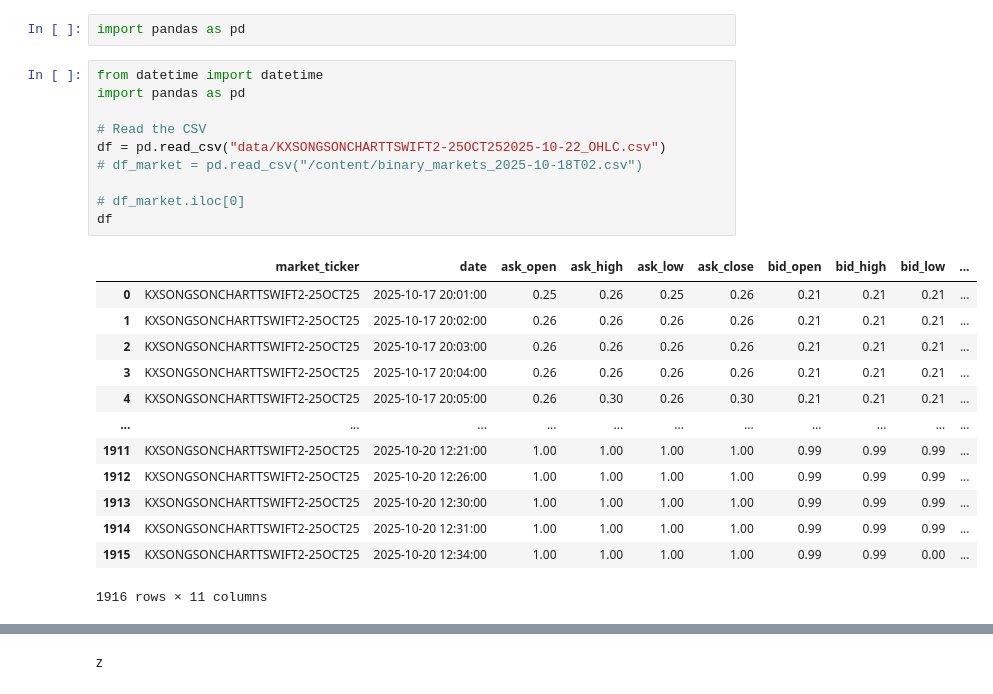
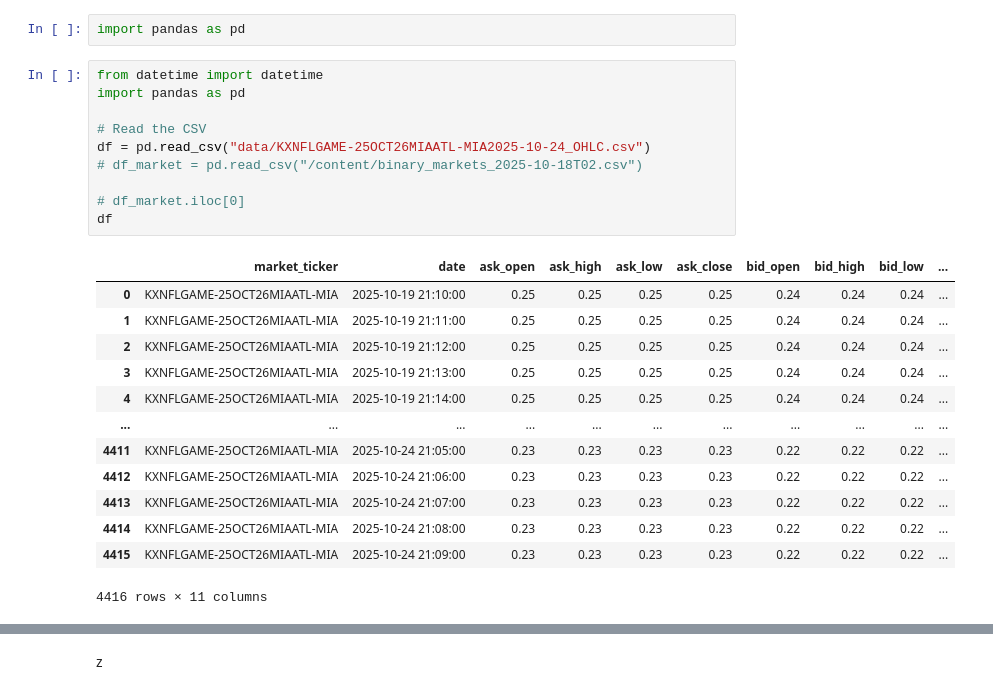
Before and after one commit to Abe21-dev/open-quant, a Jupyter notebook: strat_playground.ipynb, the cells around one changed output, grey strips where cells are left out. Cells and saved outputs as stored; diff of their text form.

```diff
--- a/strat_playground.ipynb
+++ b/strat_playground.ipynb
@@ -3,27 +3,27 @@ import pandas as pd
 # %%
 from datetime import datetime
 import pandas as pd
 
 # Read the CSV
-df = pd.read_csv("data/KXSONGSONCHARTTSWIFT2-25OCT252025-10-22_OHLC.csv")
+df = pd.read_csv("data/KXNFLGAME-25OCT26MIAATL-MIA2025-10-24_OHLC.csv")
 # df_market = pd.read_csv("/content/binary_markets_2025-10-18T02.csv")
 
 # df_market.iloc[0]
 df
 # %% [output]
 |  | market_ticker | date | ask_open | ask_high | ask_low | ask_close | bid_open | bid_high | bid_low | ... |
-| 0 | KXSONGSONCHARTTSWIFT2-25OCT25 | 2025-10-17 20:01:00 | 0.25 | 0.26 | 0.25 | 0.26 | 0.21 | 0.21 | 0.21 | ... |
-| 1 | KXSONGSONCHARTTSWIFT2-25OCT25 | 2025-10-17 20:02:00 | 0.26 | 0.26 | 0.26 | 0.26 | 0.21 | 0.21 | 0.21 | ... |
-| 2 | KXSONGSONCHARTTSWIFT2-25OCT25 | 2025-10-17 20:03:00 | 0.26 | 0.26 | 0.26 | 0.26 | 0.21 | 0.21 | 0.21 | ... |
-| 3 | KXSONGSONCHARTTSWIFT2-25OCT25 | 2025-10-17 20:04:00 | 0.26 | 0.26 | 0.26 | 0.26 | 0.21 | 0.21 | 0.21 | ... |
-| 4 | KXSONGSONCHARTTSWIFT2-25OCT25 | 2025-10-17 20:05:00 | 0.26 | 0.30 | 0.26 | 0.30 | 0.21 | 0.21 | 0.21 | ... |
+| 0 | KXNFLGAME-25OCT26MIAATL-MIA | 2025-10-19 21:10:00 | 0.25 | 0.25 | 0.25 | 0.25 | 0.24 | 0.24 | 0.24 | ... |
+| 1 | KXNFLGAME-25OCT26MIAATL-MIA | 2025-10-19 21:11:00 | 0.25 | 0.25 | 0.25 | 0.25 | 0.24 | 0.24 | 0.24 | ... |
+| 2 | KXNFLGAME-25OCT26MIAATL-MIA | 2025-10-19 21:12:00 | 0.25 | 0.25 | 0.25 | 0.25 | 0.24 | 0.24 | 0.24 | ... |
+| 3 | KXNFLGAME-25OCT26MIAATL-MIA | 2025-10-19 21:13:00 | 0.25 | 0.25 | 0.25 | 0.25 | 0.24 | 0.24 | 0.24 | ... |
+| 4 | KXNFLGAME-25OCT26MIAATL-MIA | 2025-10-19 21:14:00 | 0.25 | 0.25 | 0.25 | 0.25 | 0.24 | 0.24 | 0.24 | ... |
 | ... | ... | ... | ... | ... | ... | ... | ... | ... | ... | ... |
-| 1911 | KXSONGSONCHARTTSWIFT2-25OCT25 | 2025-10-20 12:21:00 | 1.00 | 1.00 | 1.00 | 1.00 | 0.99 | 0.99 | 0.99 | ... |
-| 1912 | KXSONGSONCHARTTSWIFT2-25OCT25 | 2025-10-20 12:26:00 | 1.00 | 1.00 | 1.00 | 1.00 | 0.99 | 0.99 | 0.99 | ... |
-| 1913 | KXSONGSONCHARTTSWIFT2-25OCT25 | 2025-10-20 12:30:00 | 1.00 | 1.00 | 1.00 | 1.00 | 0.99 | 0.99 | 0.99 | ... |
-| 1914 | KXSONGSONCHARTTSWIFT2-25OCT25 | 2025-10-20 12:31:00 | 1.00 | 1.00 | 1.00 | 1.00 | 0.99 | 0.99 | 0.99 | ... |
-| 1915 | KXSONGSONCHARTTSWIFT2-25OCT25 | 2025-10-20 12:34:00 | 1.00 | 1.00 | 1.00 | 1.00 | 0.99 | 0.99 | 0.00 | ... |
+| 4411 | KXNFLGAME-25OCT26MIAATL-MIA | 2025-10-24 21:05:00 | 0.23 | 0.23 | 0.23 | 0.23 | 0.22 | 0.22 | 0.22 | ... |
+| 4412 | KXNFLGAME-25OCT26MIAATL-MIA | 2025-10-24 21:06:00 | 0.23 | 0.23 | 0.23 | 0.23 | 0.22 | 0.22 | 0.22 | ... |
+| 4413 | KXNFLGAME-25OCT26MIAATL-MIA | 2025-10-24 21:07:00 | 0.23 | 0.23 | 0.23 | 0.23 | 0.22 | 0.22 | 0.22 | ... |
+| 4414 | KXNFLGAME-25OCT26MIAATL-MIA | 2025-10-24 21:08:00 | 0.23 | 0.23 | 0.23 | 0.23 | 0.22 | 0.22 | 0.22 | ... |
+| 4415 | KXNFLGAME-25OCT26MIAATL-MIA | 2025-10-24 21:09:00 | 0.23 | 0.23 | 0.23 | 0.23 | 0.22 | 0.22 | 0.22 | ... |
-1916 rows × 11 columns
+4416 rows × 11 columns
 # %%
 from datetime import datetime, timedelta
 import pandas as pd
```
Also changed, not shown: parts of 5 cells of this notebook, 5 other files.
